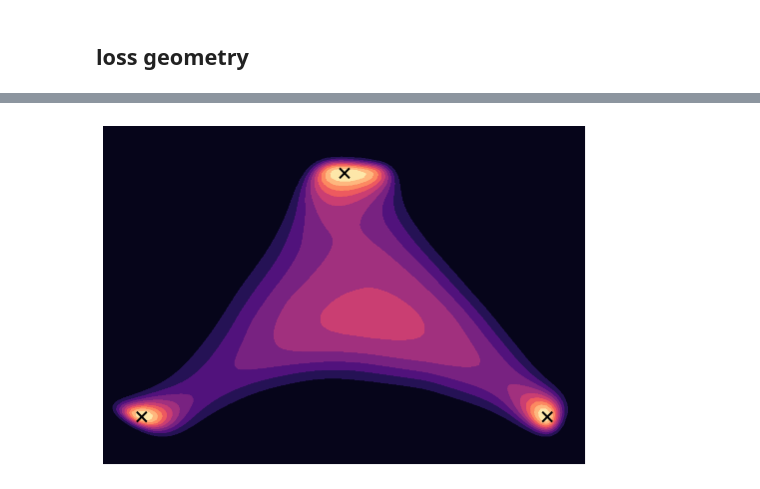
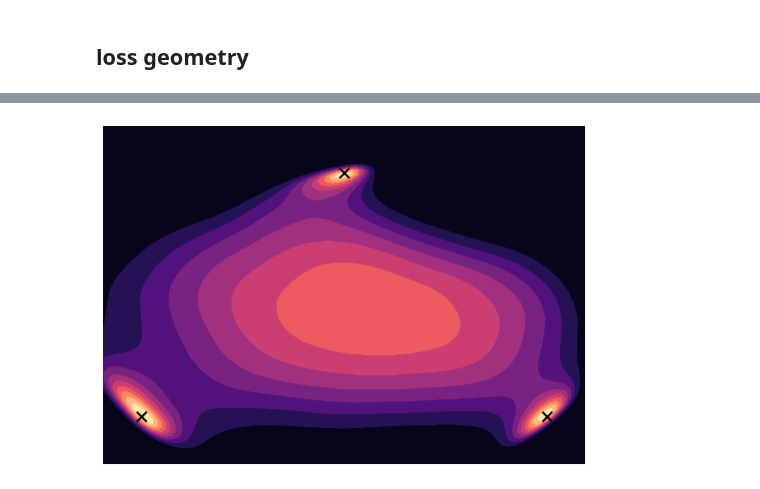
Before and after one commit to martin-marek/bnn-project, a Jupyter notebook: notebooks/uci_regression.ipynb, the cells around one changed output, grey strips where cells are left out. Cells and saved outputs as stored; diff of their text form; code cells hidden in the pictures.

Commit message:
UCI: larger NN, multiple chains

```diff
--- a/notebooks/uci_regression.ipynb
+++ b/notebooks/uci_regression.ipynb
@@ -83,6 +83,9 @@ PDF test:  -787.25104 -16492.633
 # %% [markdown]
 # training
 # %%
+# number of independent chains to create using each method
+n_chains = 5
+
 # number of samples to keep from each chain
 n_samples = 100
 
@@ -298,0 +352,38 @@ plt.show()
+# %%
+# p-values of residuals
+def get_resid_pvals(key, chain, n_samples=10_000):
+    n_samples_per_step = n_samples // len(chain)
+
+    # generate samples
+    def sample_from_node(key, params):
+        y_hat = predict_fn(x_test, params)
+        mean = y_hat[:, 0]
+        std = y_hat[:, 1]
+        samples = mean[:, None] + std[:, None] * jax.random.normal(key, [len(x_test), n_samples_per_step])
+        return samples
+    keys = jax.random.split(key, len(chain))
+    samples = jax.vmap(sample_from_node)(keys, chain) # [len(chain), len(x_test), n_samples_per_step]
+    samples = samples.transpose([1, 0, 2]).reshape([len(x_test), n_samples])
+
+    # get quantiles of the residuals
+    quantiles = (samples < y_test[:, None]).mean(1)
+
+    return quantiles
+# %%
+fig, axs = plt.subplots(2, 3, figsize=[10, 6])
+axs = axs.flatten()
+key = jax.random.PRNGKey(0)
+for i, (name, chains) in enumerate(chains_dict.items()):
+    keys = jax.random.split(key, n_chains)
+    pvals = jax.pmap(get_resid_pvals)(keys, chains)
+    for j in range(n_chains):
+        axs[i].plot(jnp.linspace(0, 1, len(y_test)), jnp.sort(pvals[j]), label=name, color=f'C{i}')
+    axs[i].plot([0, 1], [0, 1], c='black', ls='--')
+    axs[i].set_xlim([0, 1])
+    axs[i].set_ylim([0, 1])
+    axs[i].set_title(name)
+
+axs[-1].axis('off')
+plt.tight_layout()
+plt.savefig('plots/uci_residuals_pvals.pdf', bbox_inches='tight', pad_inches=0)
+plt.show()
@@ -406,7 +501,7 @@ for s in [s0, s1, s2, sa0, sa1, sa2, sa3, r]:
 %%time
 # pick 3 sgd solutions
 sol_idxs = [0, 1, 2]
-s0, s1, s2 = chain_ens[sol_idxs, :]
+s0, s1, s2 = chains_ens[0, sol_idxs, :]
 
 # grid of (x, y) coordinates
 n_points = 100
@@ -431,19 +526,19 @@ Wall time: 2.13 s
 # %%
 # map z to [0, 1]
-scale = 150_000
+scale = 1000
 z = loss_grid
 z = (z - z.max()) # [min, 0]
 z = (-scale/jnp.min(z)) * z # [scale, 0]
 z = jnp.exp(scale*z) # [0, 1]
 
 fig, ax = plt.subplots(figsize=[7, 5])
 extent = [-1-m, 1+m, -m, 1+m]
 # ax.imshow(z.T, cmap='magma', aspect=0.8, origin='lower')
 ax.contourf(z.T, cmap='magma', levels=10, origin='lower', extent=extent)
 ax.scatter([-1, 1, 0], [0, 0, 1], marker='x', c='black', s=100, linewidth=2)
 ax.axis('off')
 plt.tight_layout()
 plt.savefig('plots/loss_landscape.pdf', bbox_inches='tight', pad_inches=0)
 plt.show()
 # %% [output]
-[figure, old version]
+[figure, new version]
```
Also changed, not shown: parts of 26 cells of this notebook, 11 other files.
